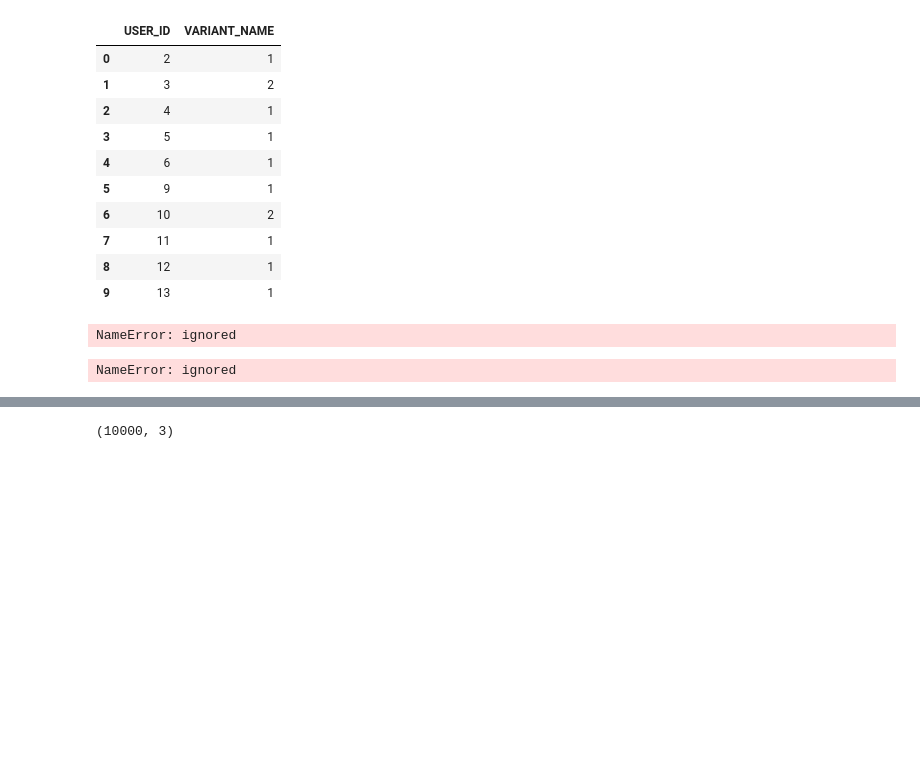
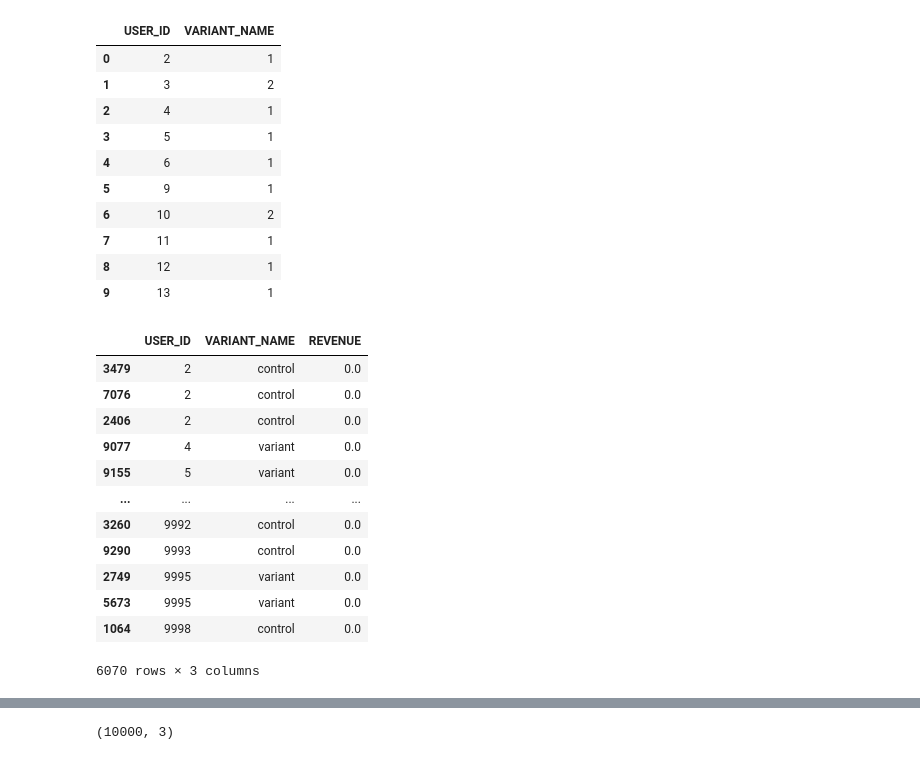
Before and after one commit to IrinaBoyarchukova/A_B_test, a Jupyter notebook: Урок_8__"A_B_Python_new_ipynb""".ipynb, the cells around one changed output, grey strips where cells are left out. Saved outputs shown, nothing was run; the diff lists cells and outputs as text; code cells hidden in the pictures; blank space fills up the shorter version.

```diff
--- a/Урок_8__"A_B_Python_new_ipynb""".ipynb
+++ b/Урок_8__"A_B_Python_new_ipynb""".ipynb
@@ -341,13 +366,25 @@ v.head(10)
 | 8 | 12 | 1 |
 | 9 | 13 | 1 |
 # %%
-more_than_one_types = variants.query('VARIANT_NAME > 1')
+more_than_one_types = v.query('VARIANT_NAME > 1')
-# %% [output]
-NameError: ignored
 # %%
 df_new = df[~df.USER_ID.isin(more_than_one_types.USER_ID)].sort_values('USER_ID')
+
+df_new
 # %% [output]
+|  | USER_ID | VARIANT_NAME | REVENUE |
+| 3479 | 2 | control | 0.0 |
+| 7076 | 2 | control | 0.0 |
+| 2406 | 2 | control | 0.0 |
+| 9077 | 4 | variant | 0.0 |
+| 9155 | 5 | variant | 0.0 |
+| ... | ... | ... | ... |
+| 3260 | 9992 | control | 0.0 |
+| 9290 | 9993 | control | 0.0 |
+| 2749 | 9995 | variant | 0.0 |
+| 5673 | 9995 | variant | 0.0 |
+| 1064 | 9998 | control | 0.0 |
-NameError: ignored
+6070 rows × 3 columns
 # %%
 df_new.shape
 # %% [output]
```
Also changed, not shown: parts of 26 cells of this notebook.
